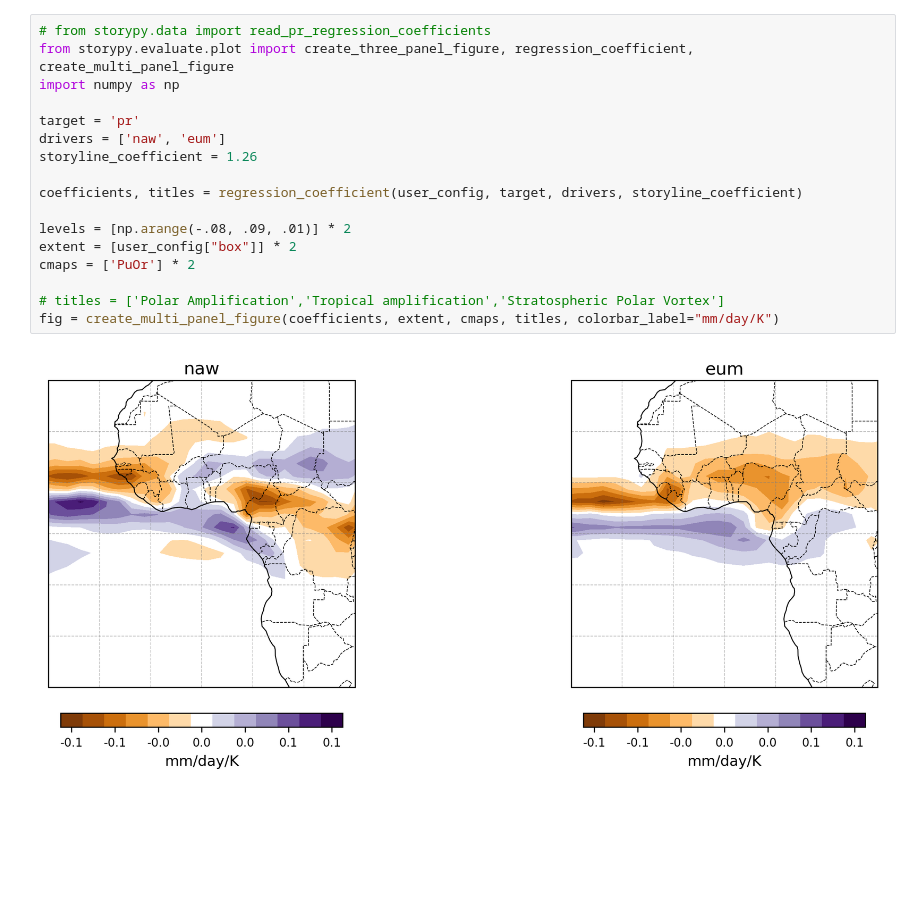
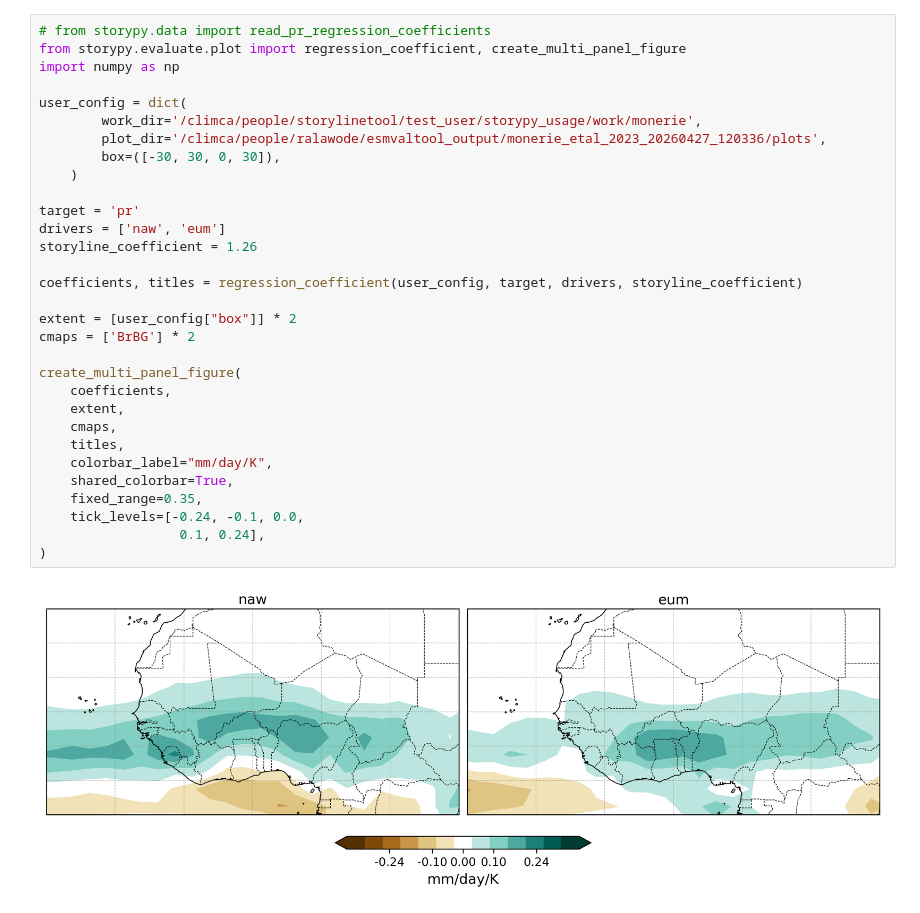
Before and after one commit to LIM-Climate-Causality/storypy, a Jupyter notebook: notebooks/sp_monerie_2023.ipynb, the cells around one changed output. Cells and saved outputs as stored; diff of their text form; blank space fills up the shorter version.

```diff
--- a/notebooks/sp_monerie_2023.ipynb
+++ b/notebooks/sp_monerie_2023.ipynb
@@ -130,20 +417,34 @@ hemispheric_plot(data, levels, extent, cmap="OrRd", title="Variance (R2) in CMIP
 # %%
 # from storypy.data import read_pr_regression_coefficients
-from storypy.evaluate.plot import create_three_panel_figure, regression_coefficient, create_multi_panel_figure
+from storypy.evaluate.plot import regression_coefficient, create_multi_panel_figure
 import numpy as np
+
+user_config = dict(
+        work_dir='/climca/people/storylinetool/test_user/storypy_usage/work/monerie',
+        plot_dir='/climca/people/ralawode/esmvaltool_output/monerie_etal_2023_20260427_120336/plots',
+        box=([-30, 30, 0, 30]),
+    )
 
 target = 'pr'
 drivers = ['naw', 'eum']
 storyline_coefficient = 1.26
 
 coefficients, titles = regression_coefficient(user_config, target, drivers, storyline_coefficient)
 
-levels = [np.arange(-.08, .09, .01)] * 2
 extent = [user_config["box"]] * 2
-cmaps = ['PuOr'] * 2
+cmaps = ['BrBG'] * 2
 
-# titles = ['Polar Amplification','Tropical amplification','Stratospheric Polar Vortex']
-fig = create_multi_panel_figure(coefficients, extent, cmaps, titles, colorbar_label="mm/day/K")
+create_multi_panel_figure(
+    coefficients,
+    extent,
+    cmaps,
+    titles,
+    colorbar_label="mm/day/K",
+    shared_colorbar=True,
+    fixed_range=0.35,
+    tick_levels=[-0.24, -0.1, 0.0,
+                  0.1, 0.24],
+)
 # %% [output]
-[figure, old version]
+[figure, new version]
 # %%
```
Also changed, not shown: parts of 30 cells of this notebook, 32 other files.
